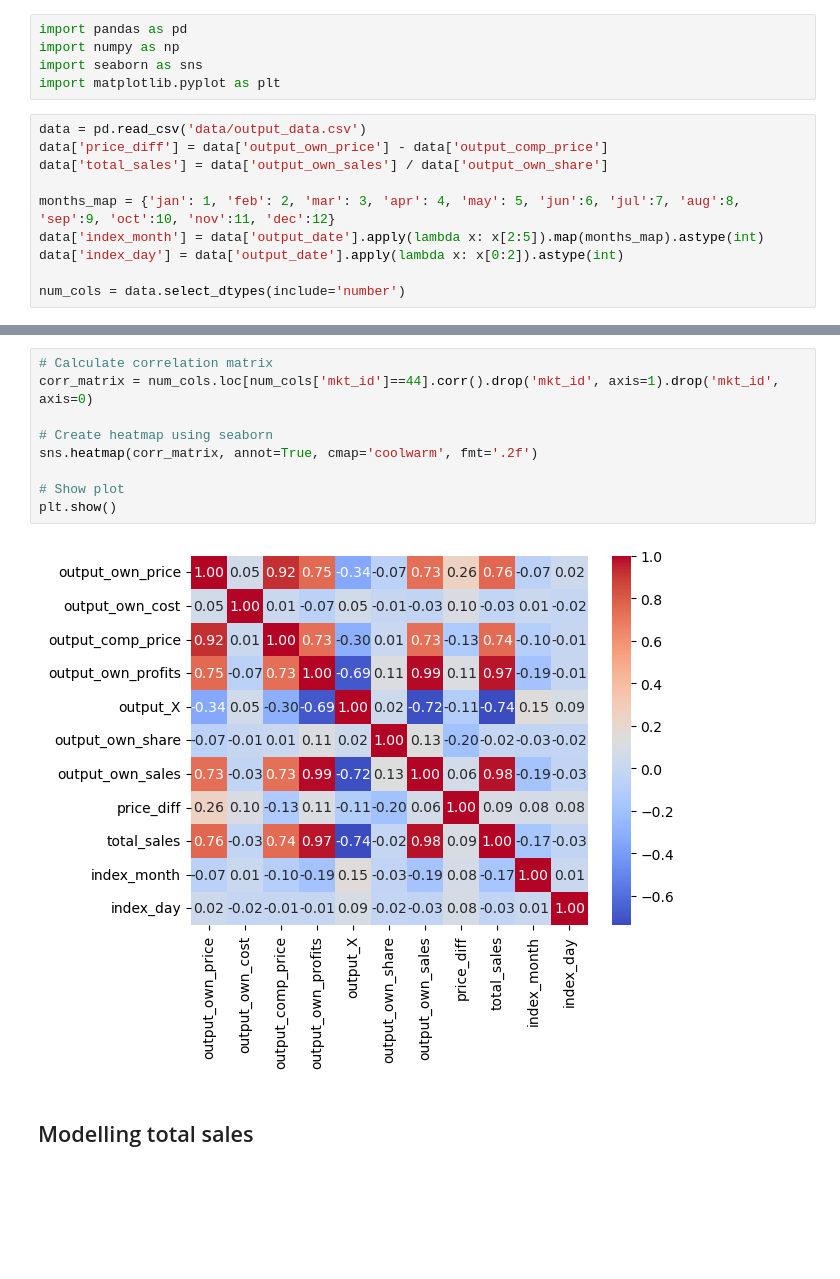
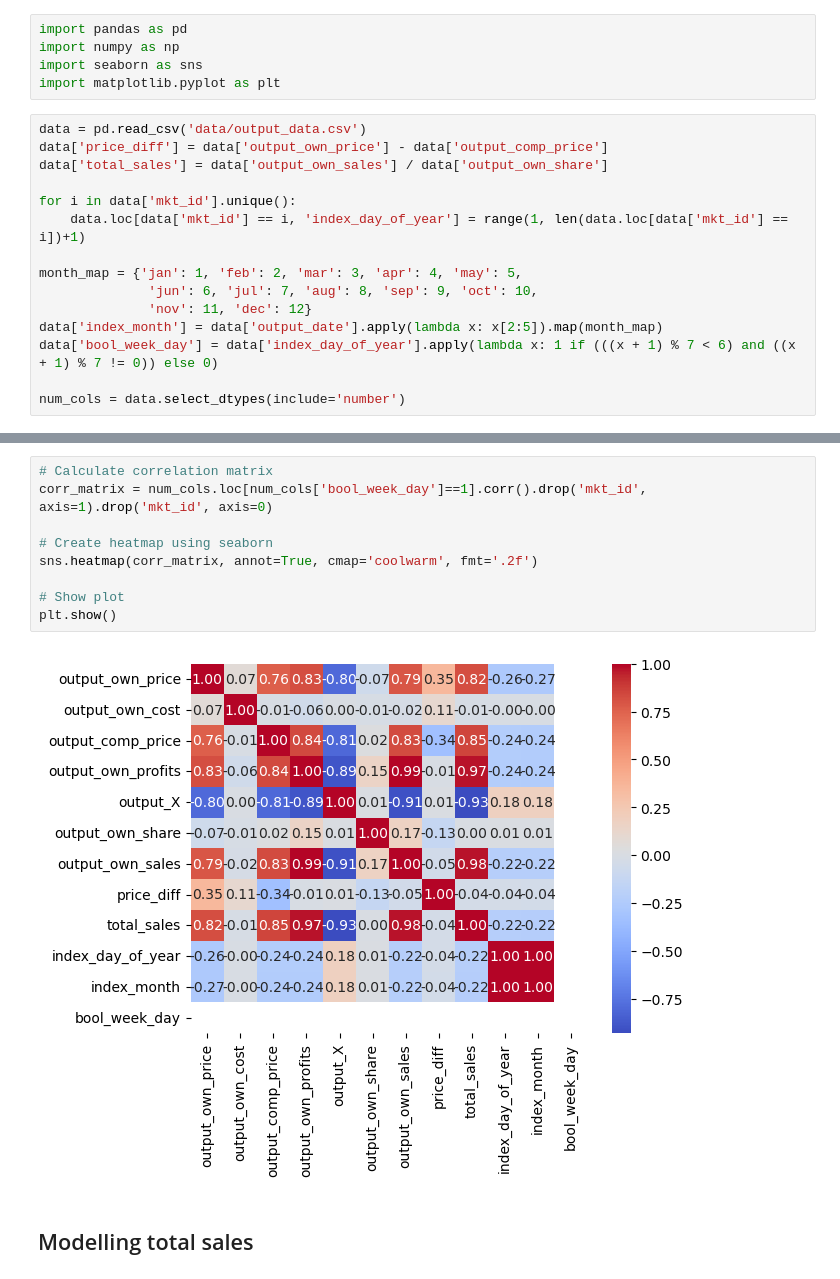
Before and after one commit to Vileh/UCL_Pricing_Algorithm_Research_Study, a Jupyter notebook: eda.ipynb, the cells around one changed output, grey strips where cells are left out. Cells and saved outputs as stored; diff of their text form; blank space fills up the shorter version.

```diff
--- a/eda.ipynb
+++ b/eda.ipynb
@@ -8,9 +12,14 @@ data = pd.read_csv('data/output_data.csv')
 data['price_diff'] = data['output_own_price'] - data['output_comp_price']
 data['total_sales'] = data['output_own_sales'] / data['output_own_share']
 
-months_map = {'jan': 1, 'feb': 2, 'mar': 3, 'apr': 4, 'may': 5, 'jun':6, 'jul':7, 'aug':8, 'sep':9, 'oct':10, 'nov':11, 'dec':12}
-data['index_month'] = data['output_date'].apply(lambda x: x[2:5]).map(months_map).astype(int)
-data['index_day'] = data['output_date'].apply(lambda x: x[0:2]).astype(int)
+for i in data['mkt_id'].unique():
+    data.loc[data['mkt_id'] == i, 'index_day_of_year'] = range(1, len(data.loc[data['mkt_id'] == i])+1)
+
+month_map = {'jan': 1, 'feb': 2, 'mar': 3, 'apr': 4, 'may': 5,
+              'jun': 6, 'jul': 7, 'aug': 8, 'sep': 9, 'oct': 10,
+              'nov': 11, 'dec': 12}
+data['index_month'] = data['output_date'].apply(lambda x: x[2:5]).map(month_map)
+data['bool_week_day'] = data['index_day_of_year'].apply(lambda x: 1 if (((x + 1) % 7 < 6) and ((x + 1) % 7 != 0)) else 0)
 
 num_cols = data.select_dtypes(include='number')
 # %%
@@ -32,13 +41,13 @@ data
 # %%
 # Calculate correlation matrix
-corr_matrix = num_cols.loc[num_cols['mkt_id']==44].corr().drop('mkt_id', axis=1).drop('mkt_id', axis=0)
+corr_matrix = num_cols.loc[num_cols['bool_week_day']==1].corr().drop('mkt_id', axis=1).drop('mkt_id', axis=0)
 
 # Create heatmap using seaborn
 sns.heatmap(corr_matrix, annot=True, cmap='coolwarm', fmt='.2f')
 
 # Show plot
 plt.show()
 # %% [output]
-[figure, old version]
+[figure, new version]
 # %% [markdown]
 ## Modelling total sales
```
Also changed, not shown: parts of 27 cells of this notebook.
